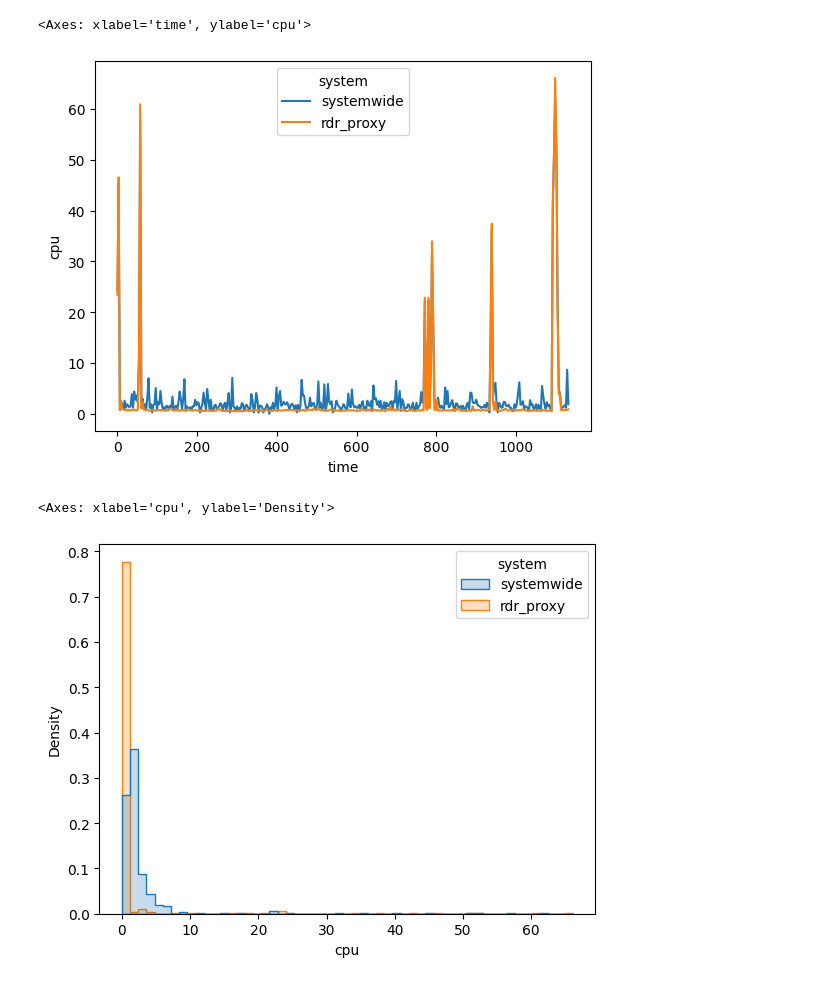
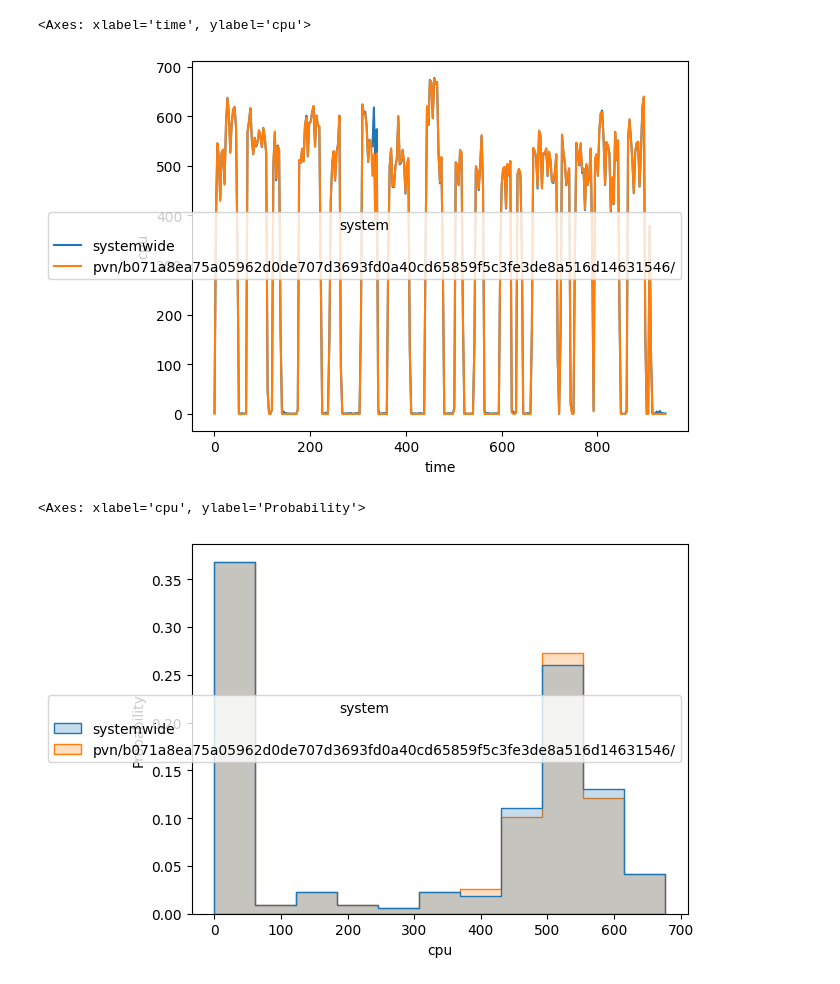
Before and after one commit to ethan-vanderheijden/pvn-dataset, a Jupyter notebook: resource/plot_utilization.ipynb, the cells around one changed output. Drawn from its saved outputs; the diff is of its cells as text; code cells hidden in the pictures.

Commit message:
Add video transcoder realisic workload resource utilization.

```diff
--- a/resource/plot_utilization.ipynb
+++ b/resource/plot_utilization.ipynb
@@ -2,7 +2,7 @@
 import pandas as pd
 import seaborn as sns
 
-DATA_FILE = "utilization_data/rdr_5.csv"
+DATA_FILE = "utilization_data/transcoder_2.csv"
 FIELD = "cpu"
 # %%
 # Timeseries
@@ -10,10 +10,10 @@ data = pd.read_csv(DATA_FILE)
 sns.lineplot(data=data, x="time", y=FIELD, hue="system")
 # %% [output]
 <Axes: xlabel='time', ylabel='cpu'>
-[figure, old version]
+[figure, new version]
 # %%
 # Histogram
-sns.histplot(data=data, x=FIELD, hue="system", element="step", stat="density", common_norm=False)
+sns.histplot(data=data, x=FIELD, hue="system", element="step", stat="probability", common_norm=False)
 # %% [output]
-<Axes: xlabel='cpu', ylabel='Density'>
+<Axes: xlabel='cpu', ylabel='Probability'>
-[figure, old version]
+[figure, new version]
```
Also changed, not shown: 3 other files.
